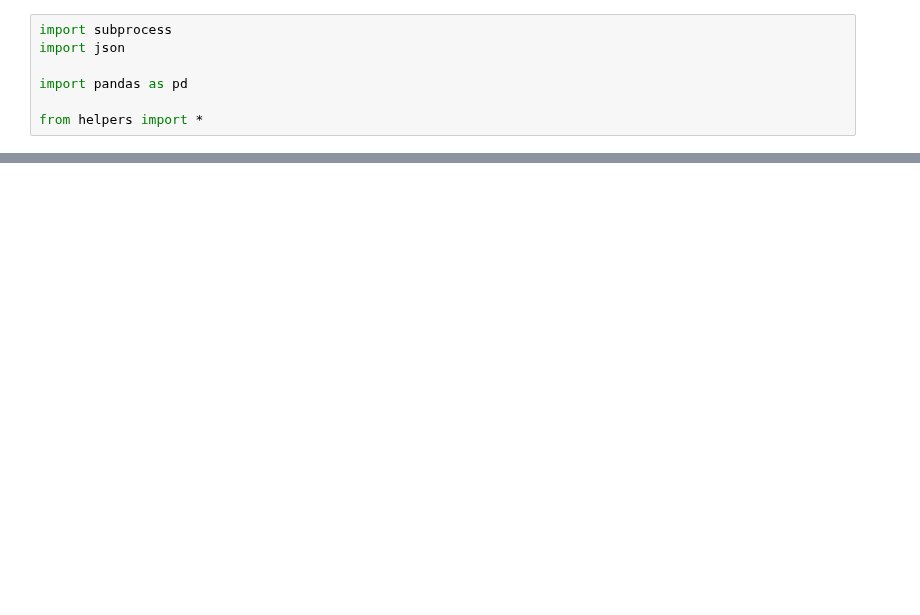
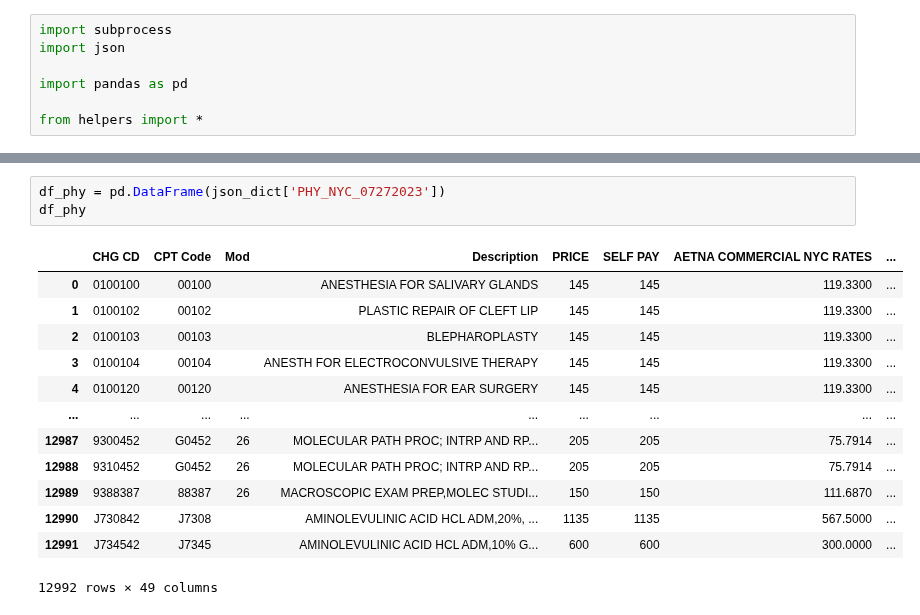
Before and after one commit to rl1987/dolthub-bounty-transparency-in-pricing, a Jupyter notebook: MSKCC.ipynb, the cells around one changed output, grey strips where cells are left out. Saved outputs shown, nothing was run; the diff lists cells and outputs as text; blank space fills up the shorter version.

```diff
--- a/MSKCC.ipynb
+++ b/MSKCC.ipynb
@@ -42,0 +114,17 @@ CompletedProcess(args=['wget', '--no-clobber', 'https://www.mskcc.org/teaser/sta
+# %%
+df_phy = pd.DataFrame(json_dict['PHY_NYC_07272023'])
+df_phy
+# %% [output]
+|  | CHG CD | CPT Code | Mod | Description | PRICE | SELF PAY | AETNA COMMERCIAL NYC RATES | ... |
+| 0 | 0100100 | 00100 |  | ANESTHESIA FOR SALIVARY GLANDS | 145 | 145 | 119.3300 | ... |
+| 1 | 0100102 | 00102 |  | PLASTIC REPAIR OF CLEFT LIP | 145 | 145 | 119.3300 | ... |
+| 2 | 0100103 | 00103 |  | BLEPHAROPLASTY | 145 | 145 | 119.3300 | ... |
+| 3 | 0100104 | 00104 |  | ANESTH FOR ELECTROCONVULSIVE THERAPY | 145 | 145 | 119.3300 | ... |
+| 4 | 0100120 | 00120 |  | ANESTHESIA FOR EAR SURGERY | 145 | 145 | 119.3300 | ... |
+| ... | ... | ... | ... | ... | ... | ... | ... | ... |
+| 12987 | 9300452 | G0452 | 26 | MOLECULAR PATH PROC; INTRP AND RP... | 205 | 205 | 75.7914 | ... |
+| 12988 | 9310452 | G0452 | 26 | MOLECULAR PATH PROC; INTRP AND RP... | 205 | 205 | 75.7914 | ... |
+| 12989 | 9388387 | 88387 | 26 | MACROSCOPIC EXAM PREP,MOLEC STUDI... | 150 | 150 | 111.6870 | ... |
+| 12990 | J730842 | J7308 |  | AMINOLEVULINIC ACID HCL ADM,20%, ... | 1135 | 1135 | 567.5000 | ... |
+| 12991 | J734542 | J7345 |  | AMINOLEVULINIC ACID HCL ADM,10% G... | 600 | 600 | 300.0000 | ... |
+12992 rows × 49 columns
```
Also changed, not shown: parts of 9 cells of this notebook.
